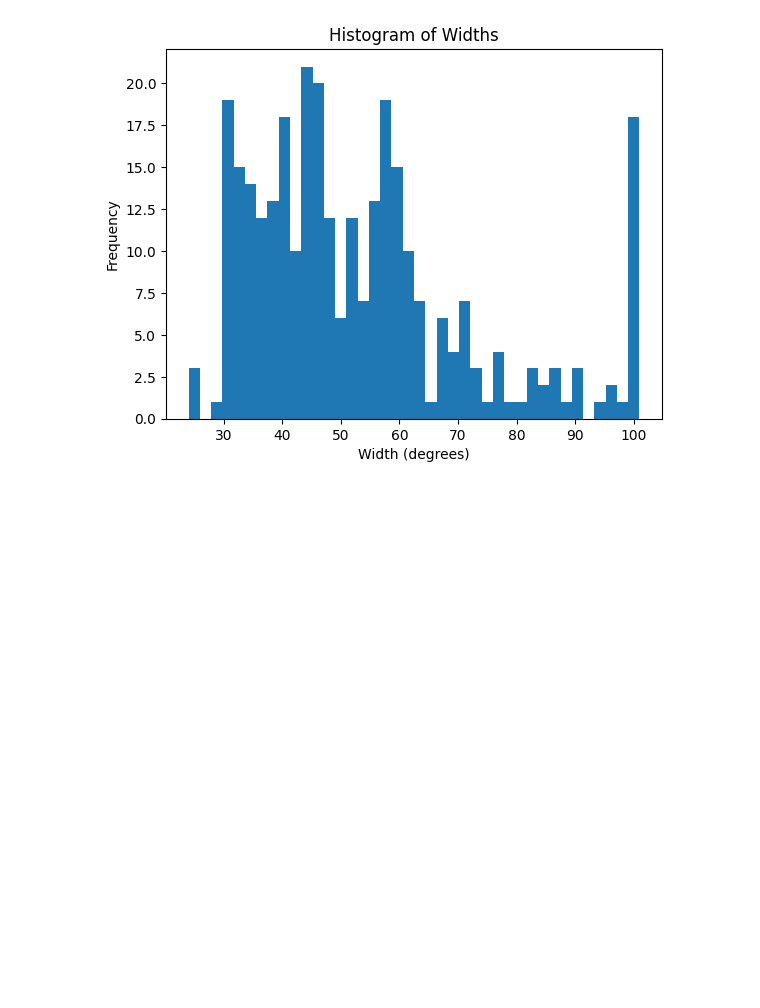
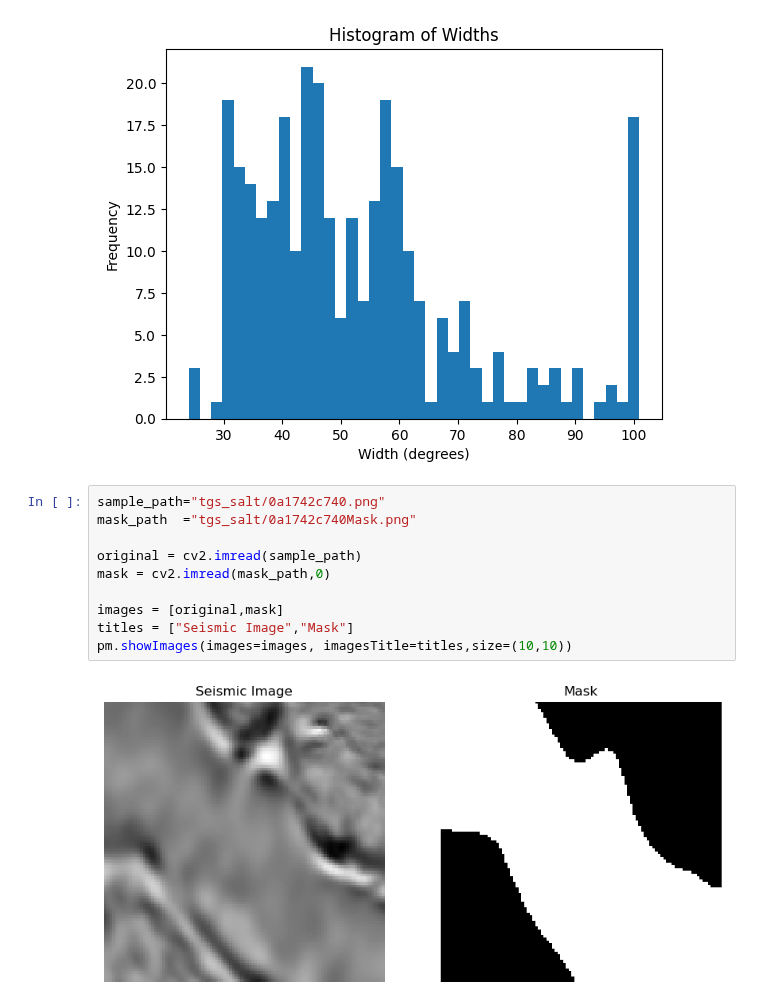
Before and after one commit to lucterres/textureSSD, a Jupyter notebook: angles.ipynb, the cells around one changed output. Saved outputs shown, nothing was run; the diff lists cells and outputs as text; blank space fills up the shorter version.

```diff
--- a/angles.ipynb
+++ b/angles.ipynb
@@ -250,3 +253,15 @@ plt.show
 # %% [output]
 <function matplotlib.pyplot.show(close=None, block=None)>
 [figure]
+# %%
+sample_path="tgs_salt/0a1742c740.png"
+mask_path  ="tgs_salt/0a1742c740Mask.png"
+
+original = cv2.imread(sample_path)
+mask = cv2.imread(mask_path,0)
+
+images = [original,mask]
+titles = ["Seismic Image","Mask"]
+pm.showImages(images=images, imagesTitle=titles,size=(10,10))
+# %% [output]
+[figure, added]
```
Also changed, not shown: parts of 9 cells of this notebook, 39 other files.
